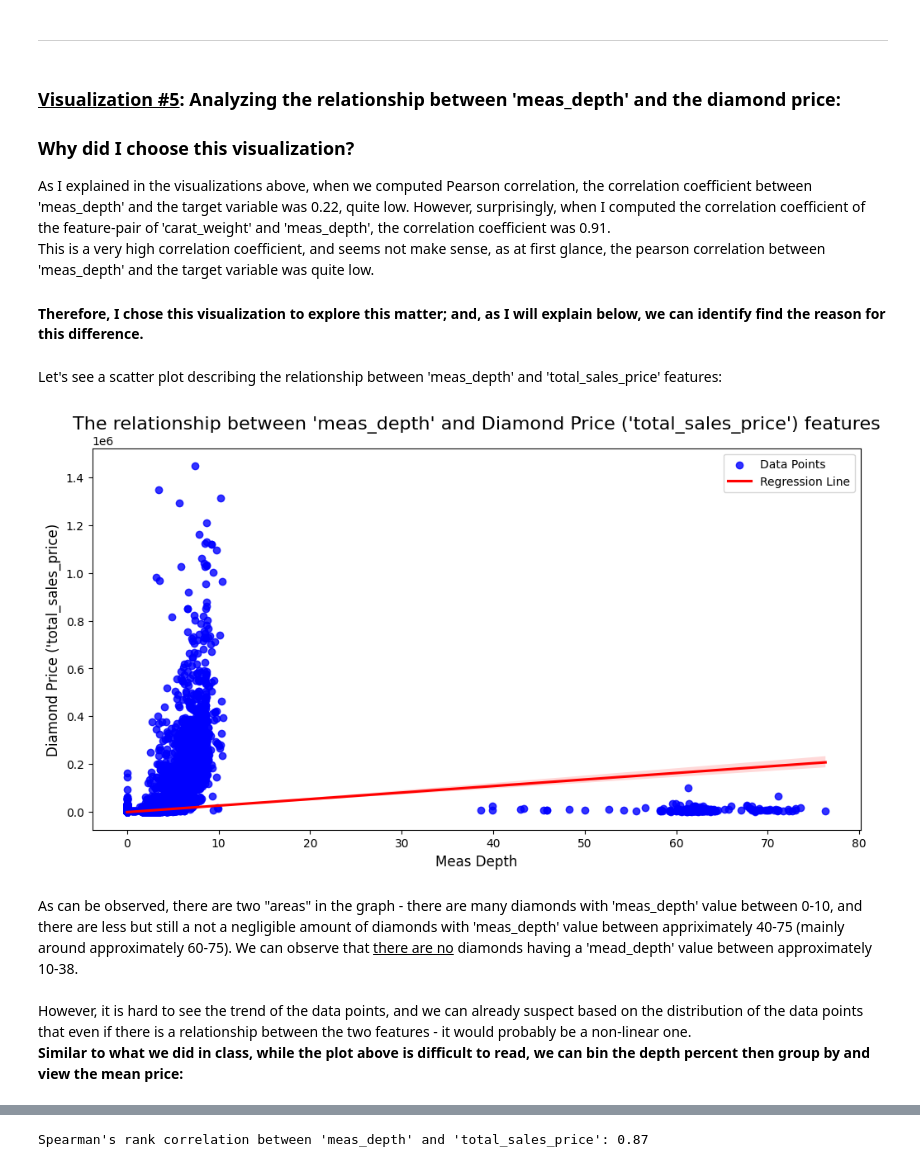
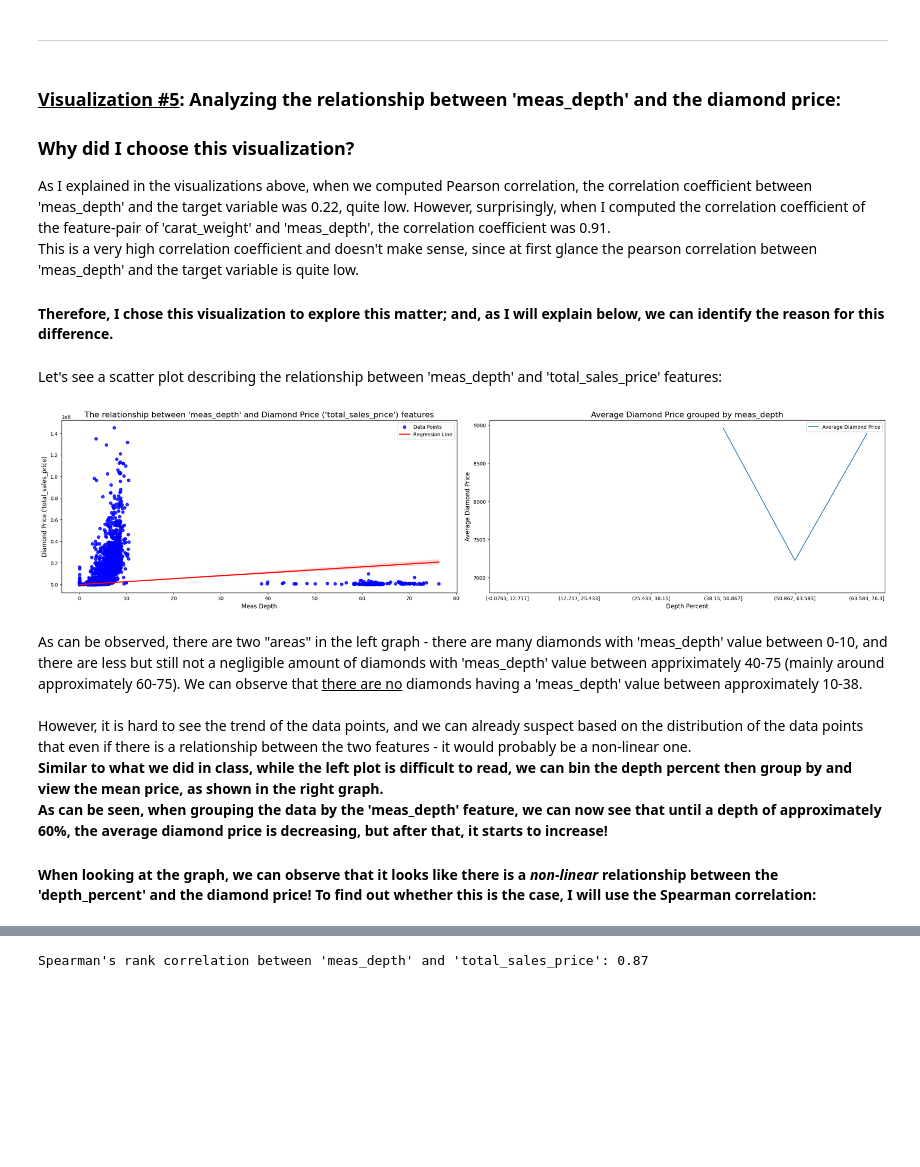
Before and after one commit to YoavYoscov/TabularDataScience, a Jupyter notebook: Ex1YoavYoscovich.ipynb, the cells around one changed output, grey strips where cells are left out. Saved outputs shown, nothing was run; the diff lists cells and outputs as text; code cells hidden in the pictures; blank space fills up the shorter version.

```diff
--- a/Ex1YoavYoscovich.ipynb
+++ b/Ex1YoavYoscovich.ipynb
@@ -535,26 +507,42 @@ Therefore, it was crucial to delve deeper into the nature of the data in our dat
 ### Why did I choose this visualization?
 As I explained in the visualizations above, when we computed Pearson correlation, the correlation coefficient between 'meas_depth' and the target variable was 0.22, quite low. However, surprisingly, when I computed the correlation coefficient of the feature-pair of 'carat_weight' and 'meas_depth', the correlation coefficient was 0.91.
 <br>
-This is a very high correlation coefficient, and seems not make sense, as at first glance, the pearson correlation between 'meas_depth' and the target variable was quite low.
+This is a very high correlation coefficient and doesn't make sense, since at first glance the pearson correlation between 'meas_depth' and the target variable is quite low.
 
-#### <b>Therefore, I chose this visualization to explore this matter; and, as I will explain below, we can identify find the reason for this difference.</b>
+#### <b>Therefore, I chose this visualization to explore this matter; and, as I will explain below, we can identify the reason for this difference.</b>
 # %% [markdown]
 Let's see a scatter plot describing the relationship between 'meas_depth' and 'total_sales_price' features:
 # %%
-# Drawing a scatter plot of the relationship between 'meas_depth' and 'total_sales_price' features:
-plt.figure(figsize=(12, 6))
+fig, (ax1, ax2) = plt.subplots(1, 2, figsize=(24, 6))
+
+# First subplot - Scatter plot with regression line
+plt.sca(ax1)
 plt.title("The relationship between 'meas_depth' and Diamond Price ('total_sales_price') features", fontsize=16)
-# Making red regression line, but keeping the data points blue, as they were before...
-sns.regplot(data=dtf,x='meas_depth',y='total_sales_price', scatter_kws={'color': 'blue'}, line_kws={'color': 'red'})
+sns.regplot(data=dtf, x='meas_depth', y='total_sales_price', scatter_kws={'color': 'blue'}, line_kws={'color': 'red'})
 plt.xlabel("Meas Depth", fontsize=12)
 plt.ylabel("Diamond Price ('total_sales_price)", fontsize=12)
 plt.legend(['Data Points', 'Regression Line'])
+
+# Second subplot - Line plot of average prices
+plt.sca(ax2)
+dtf.groupby(pd.cut(dtf['meas_depth'], 6))['total_sales_price'].mean().plot(kind='line')
+plt.title('Average Diamond Price grouped by meas_depth', fontsize=16)
+plt.xlabel('Depth Percent', fontsize=12)
+plt.ylabel('Average Diamond Price', fontsize=12)
+plt.legend(['Average Diamond Price'])
+
+plt.tight_layout()
 plt.show()
 # %% [output]
-[figure, old version]
+[figure, new version]
 # %% [markdown]
-As can be observed, there are two "areas" in the graph - there are many diamonds with 'meas_depth' value between 0-10, and there are less but still a not a negligible amount of diamonds with 'meas_depth' value between appriximately 40-75 (mainly around approximately 60-75). We can observe that <u>there are no</u> diamonds having a 'mead_depth' value between approximately 10-38.
+As can be observed, there are two "areas" in the left graph - there are many diamonds with 'meas_depth' value between 0-10, and there are less but still not a negligible amount of diamonds with 'meas_depth' value between appriximately 40-75 (mainly around approximately 60-75). We can observe that <u>there are no</u> diamonds having a 'meas_depth' value between approximately 10-38.
 <br><br>
 However, it is hard to see the trend of the data points, and we can already suspect based on the distribution of the data points that even if there is a relationship between the two features - it would probably be a non-linear one.
 <br>
-<b>Similar to what we did in class, while the plot above is difficult to read, we can bin the depth percent then group by and view the mean price:</b>
+<b>Similar to what we did in class, while the left plot is difficult to read, we can bin the depth percent then group by and view the mean price, as shown in the right graph.</b>
+<br>
+<b>As can be seen, when grouping the data by the 'meas_depth' feature, we can now see that until a depth of approximately 60%, the average diamond price is decreasing, but after that, it starts to increase!</b>
+<br>
+
+#### <b>When looking at the graph, we can observe that it looks like there is a <i>non-linear</i> relationship between the 'depth_percent' and the diamond price!</b> To find out whether this is the case, I will use the Spearman correlation:
```
Also changed, not shown: parts of 16 cells of this notebook.
